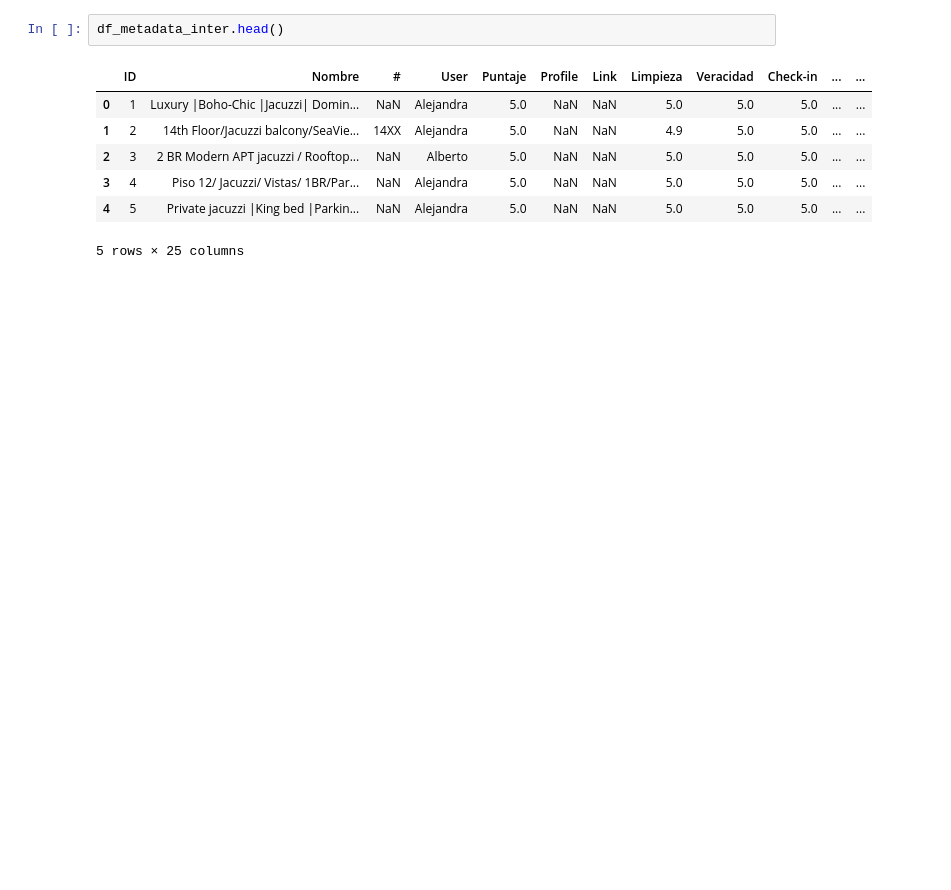
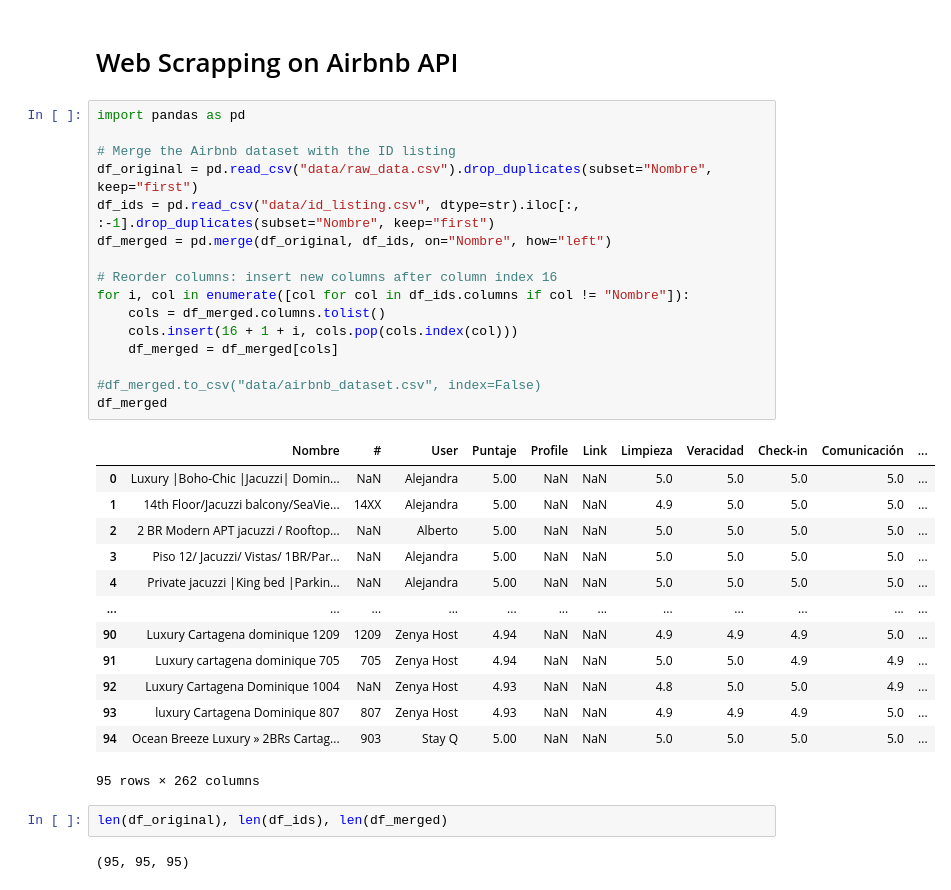
Before and after one commit to bacaSantiago/Time-series-TDA-, a Jupyter notebook: ETL.ipynb, the cells around one changed output. Saved outputs shown, nothing was run; the diff lists cells and outputs as text; blank space fills up the shorter version.

Commit message:
modified:   ETL.ipynb 	new file:   airbnb_cartagena.sqlite 	modified:   test.ipynb 	new file:   testTDA.ipynb

```diff
--- a/ETL.ipynb
+++ b/ETL.ipynb
@@ -192,10 +1,36 @@ See the caveats in the documentation: https://pandas.pydata.org/pandas-docs/stab
-# %%
-df_metadata_inter.head()
-# %% [output]
-|  | ID | Nombre | # | User | Puntaje | Profile | Link | Limpieza | Veracidad | Check-in | ... | ... |
-| 0 | 1 | Luxury |Boho-Chic |Jacuzzi| Domin... | NaN | Alejandra | 5.0 | NaN | NaN | 5.0 | 5.0 | 5.0 | ... | ... |
-| 1 | 2 | 14th Floor/Jacuzzi balcony/SeaVie... | 14XX | Alejandra | 5.0 | NaN | NaN | 4.9 | 5.0 | 5.0 | ... | ... |
-| 2 | 3 | 2 BR Modern APT jacuzzi / Rooftop... | NaN | Alberto | 5.0 | NaN | NaN | 5.0 | 5.0 | 5.0 | ... | ... |
-| 3 | 4 | Piso 12/ Jacuzzi/ Vistas/ 1BR/Par... | NaN | Alejandra | 5.0 | NaN | NaN | 5.0 | 5.0 | 5.0 | ... | ... |
-| 4 | 5 | Private jacuzzi |King bed |Parkin... | NaN | Alejandra | 5.0 | NaN | NaN | 5.0 | 5.0 | 5.0 | ... | ... |
-5 rows × 25 columns
+# %% [markdown]
+# Web Scrapping on Airbnb API
+# %%
+import pandas as pd
+
+# Merge the Airbnb dataset with the ID listing
+df_original = pd.read_csv("data/raw_data.csv").drop_duplicates(subset="Nombre", keep="first")
+df_ids = pd.read_csv("data/id_listing.csv", dtype=str).iloc[:, :-1].drop_duplicates(subset="Nombre", keep="first")
+df_merged = pd.merge(df_original, df_ids, on="Nombre", how="left")
+
+# Reorder columns: insert new columns after column index 16
+for i, col in enumerate([col for col in df_ids.columns if col != "Nombre"]):
+    cols = df_merged.columns.tolist()
+    cols.insert(16 + 1 + i, cols.pop(cols.index(col)))
+    df_merged = df_merged[cols]
+
+#df_merged.to_csv("data/airbnb_dataset.csv", index=False)
+df_merged
+# %% [output]
+|  | Nombre | # | User | Puntaje | Profile | Link | Limpieza | Veracidad | Check-in | Comunicación | ... |
+| 0 | Luxury |Boho-Chic |Jacuzzi| Domin... | NaN | Alejandra | 5.00 | NaN | NaN | 5.0 | 5.0 | 5.0 | 5.0 | ... |
+| 1 | 14th Floor/Jacuzzi balcony/SeaVie... | 14XX | Alejandra | 5.00 | NaN | NaN | 4.9 | 5.0 | 5.0 | 5.0 | ... |
+| 2 | 2 BR Modern APT jacuzzi / Rooftop... | NaN | Alberto | 5.00 | NaN | NaN | 5.0 | 5.0 | 5.0 | 5.0 | ... |
+| 3 | Piso 12/ Jacuzzi/ Vistas/ 1BR/Par... | NaN | Alejandra | 5.00 | NaN | NaN | 5.0 | 5.0 | 5.0 | 5.0 | ... |
+| 4 | Private jacuzzi |King bed |Parkin... | NaN | Alejandra | 5.00 | NaN | NaN | 5.0 | 5.0 | 5.0 | 5.0 | ... |
+| ... | ... | ... | ... | ... | ... | ... | ... | ... | ... | ... | ... |
+| 90 | Luxury Cartagena dominique 1209 | 1209 | Zenya Host | 4.94 | NaN | NaN | 4.9 | 4.9 | 4.9 | 5.0 | ... |
+| 91 | Luxury cartagena dominique 705 | 705 | Zenya Host | 4.94 | NaN | NaN | 5.0 | 5.0 | 4.9 | 4.9 | ... |
+| 92 | Luxury Cartagena Dominique 1004 | NaN | Zenya Host | 4.93 | NaN | NaN | 4.8 | 5.0 | 5.0 | 4.9 | ... |
+| 93 | luxury Cartagena Dominique 807 | 807 | Zenya Host | 4.93 | NaN | NaN | 4.9 | 4.9 | 4.9 | 5.0 | ... |
+| 94 | Ocean Breeze Luxury » 2BRs Cartag... | 903 | Stay Q | 5.00 | NaN | NaN | 5.0 | 5.0 | 5.0 | 5.0 | ... |
+95 rows × 262 columns
+# %%
+len(df_original), len(df_ids), len(df_merged)
+# %% [output]
+(95, 95, 95)
```
Also changed, not shown: parts of 17 cells of this notebook, 2 other files.
